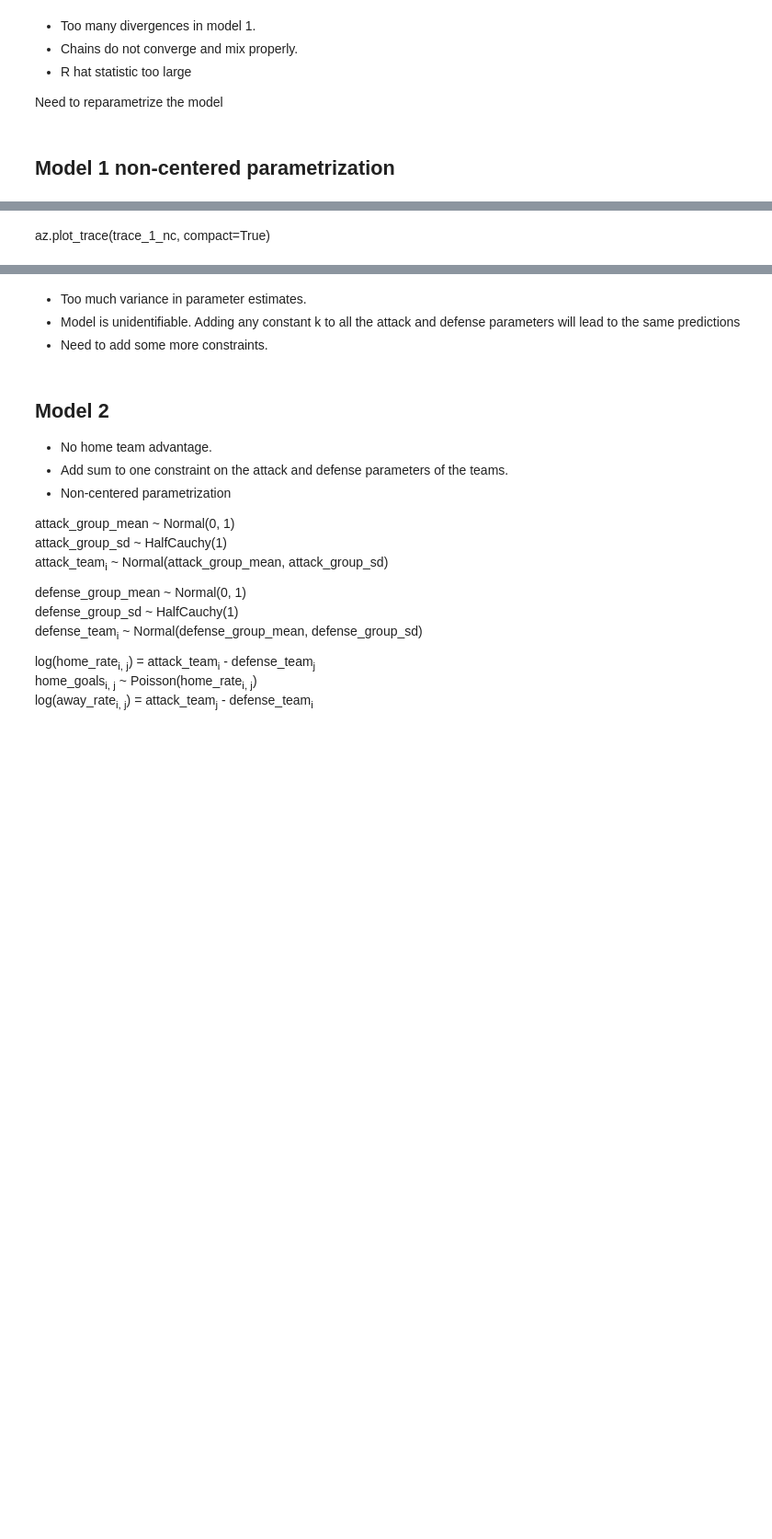
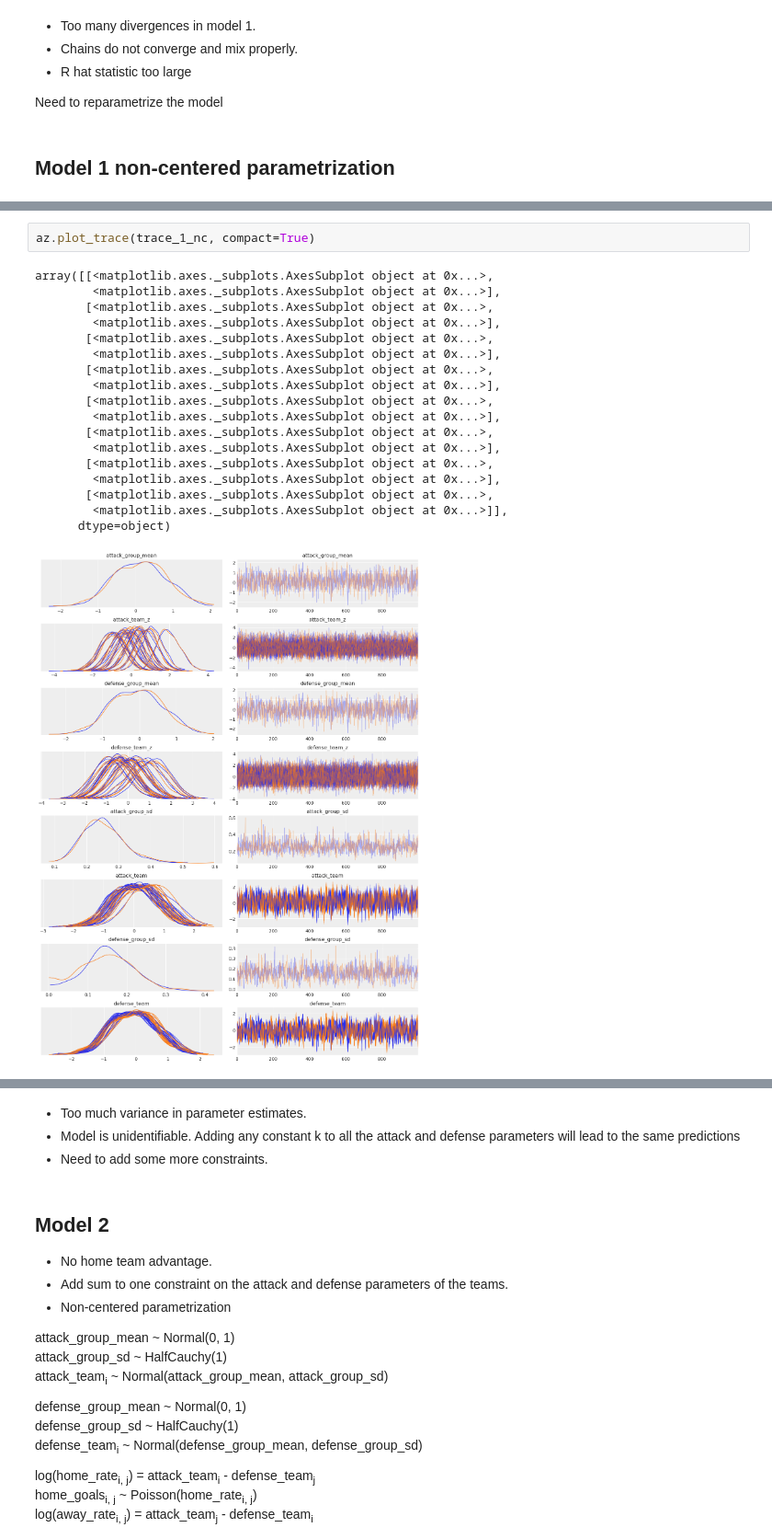
Before and after one commit to sagartomar/football-season-forecast, a Jupyter notebook: Modelling.ipynb, the cells around one changed output, grey strips where cells are left out. Shown at 92% size. Cells and saved outputs as stored; diff of their text form; blank space fills up the shorter version.

Commit message:
Added trace plot for model 1 non-centered parametrization

```diff
--- a/Modelling.ipynb
+++ b/Modelling.ipynb
@@ -140,5 +143,24 @@ NUTS: [defense_team_z, defense_group_sd, defense_group_mean, attack_team_z, atta
-# %% [markdown]
-az.plot_trace(trace_1_nc, compact=True)
+# %%
+az.plot_trace(trace_1_nc, compact=True)
+# %% [output]
+array([[<matplotlib.axes._subplots.AxesSubplot object at 0x...>,
+        <matplotlib.axes._subplots.AxesSubplot object at 0x...>],
+       [<matplotlib.axes._subplots.AxesSubplot object at 0x...>,
+        <matplotlib.axes._subplots.AxesSubplot object at 0x...>],
+       [<matplotlib.axes._subplots.AxesSubplot object at 0x...>,
+        <matplotlib.axes._subplots.AxesSubplot object at 0x...>],
+       [<matplotlib.axes._subplots.AxesSubplot object at 0x...>,
+        <matplotlib.axes._subplots.AxesSubplot object at 0x...>],
+       [<matplotlib.axes._subplots.AxesSubplot object at 0x...>,
+        <matplotlib.axes._subplots.AxesSubplot object at 0x...>],
+       [<matplotlib.axes._subplots.AxesSubplot object at 0x...>,
+        <matplotlib.axes._subplots.AxesSubplot object at 0x...>],
+       [<matplotlib.axes._subplots.AxesSubplot object at 0x...>,
+        <matplotlib.axes._subplots.AxesSubplot object at 0x...>],
+       [<matplotlib.axes._subplots.AxesSubplot object at 0x...>,
+        <matplotlib.axes._subplots.AxesSubplot object at 0x...>]],
+      dtype=object)
+[figure, added]
 # %%
 fig, axs = plt.subplots(1, 2, figsize=(12, 5))
 
```
Also changed, not shown: parts of 7 cells of this notebook.
